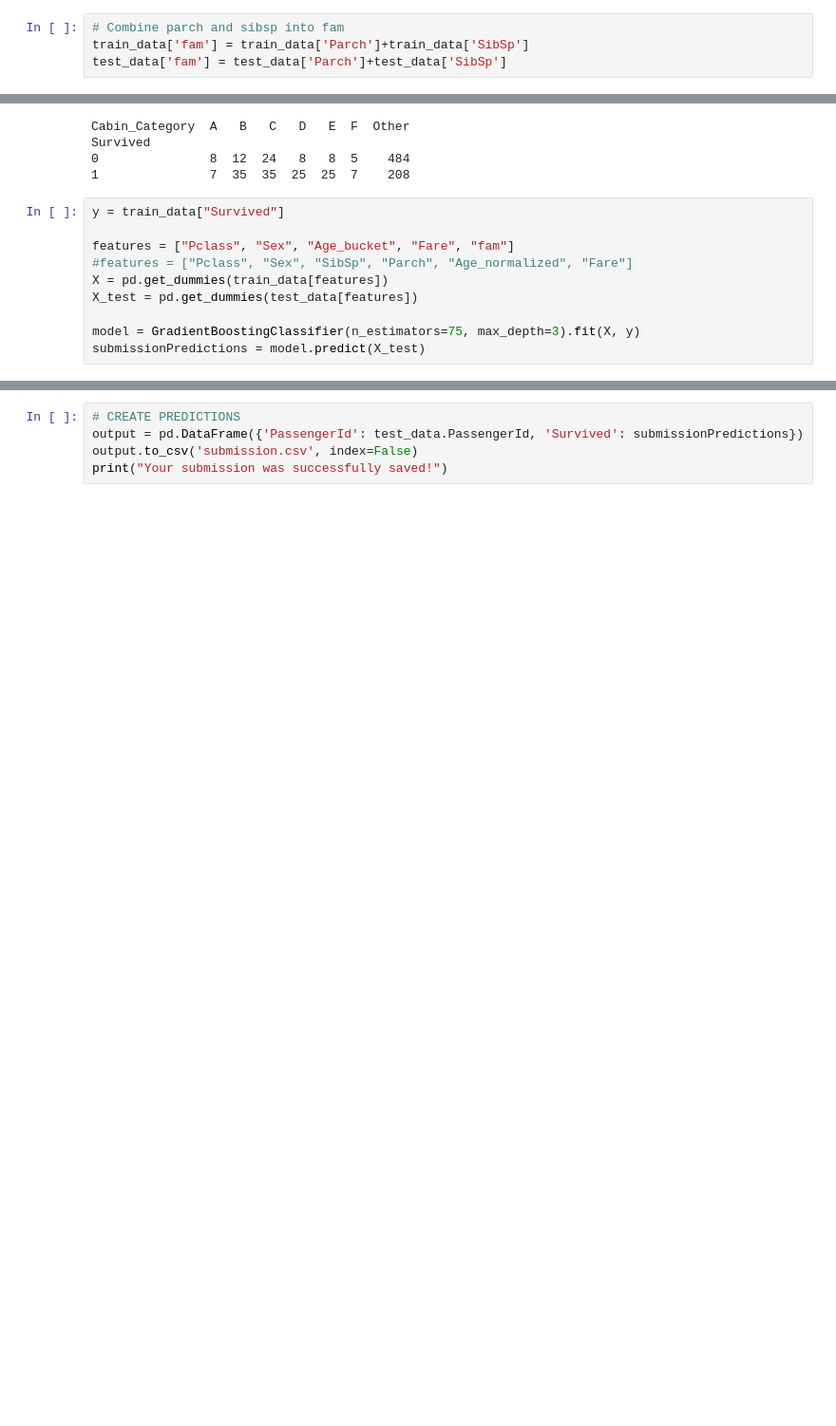
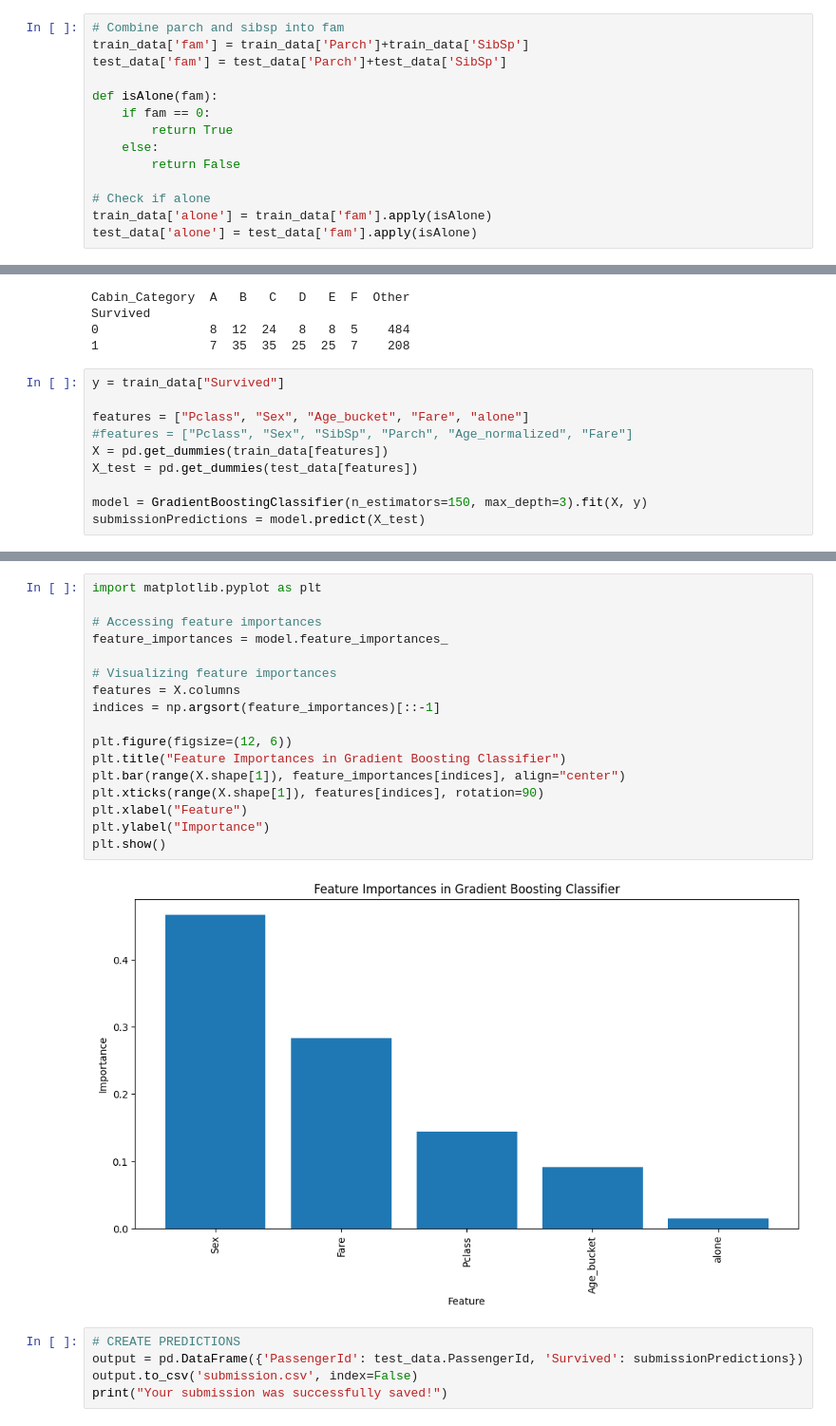
Before and after one commit to SomewhatJustin/titanic_predictions, a Jupyter notebook: titanic.ipynb, the cells around one changed output, grey strips where cells are left out. Shown: that part at 95% size. Drawn from its saved outputs; the diff is of its cells as text; blank space fills up the shorter version.

Commit message:
Improved buckets, checking to see if alone

```diff
--- a/titanic.ipynb
+++ b/titanic.ipynb
@@ -20,6 +20,16 @@ test_data = pd.read_csv("/kaggle/input/titanic/test.csv")
 # Combine parch and sibsp into fam
 train_data['fam'] = train_data['Parch']+train_data['SibSp']
 test_data['fam'] = test_data['Parch']+test_data['SibSp']
+
+def isAlone(fam):
+    if fam == 0:
+        return True
+    else:
+        return False
+
+# Check if alone
+train_data['alone'] = train_data['fam'].apply(isAlone)
+test_data['alone'] = test_data['fam'].apply(isAlone)
 # %%
 # Bucket Age
 
@@ -122,12 +121,12 @@ Survived
 # %%
 y = train_data["Survived"]
 
-features = ["Pclass", "Sex", "Age_bucket", "Fare", "fam"]
+features = ["Pclass", "Sex", "Age_bucket", "Fare", "alone"]
 #features = ["Pclass", "Sex", "SibSp", "Parch", "Age_normalized", "Fare"]
 X = pd.get_dummies(train_data[features])
 X_test = pd.get_dummies(test_data[features])
 
-model = GradientBoostingClassifier(n_estimators=75, max_depth=3).fit(X, y)
+model = GradientBoostingClassifier(n_estimators=150, max_depth=3).fit(X, y)
 submissionPredictions = model.predict(X_test)
 # %%
 # CHECK FOR OVERFITTING
@@ -222,3 +181,22 @@ train_data.head(50)
+# %%
+import matplotlib.pyplot as plt
+
+# Accessing feature importances
+feature_importances = model.feature_importances_
+
+# Visualizing feature importances
+features = X.columns
+indices = np.argsort(feature_importances)[::-1]
+
+plt.figure(figsize=(12, 6))
+plt.title("Feature Importances in Gradient Boosting Classifier")
+plt.bar(range(X.shape[1]), feature_importances[indices], align="center")
+plt.xticks(range(X.shape[1]), features[indices], rotation=90)
+plt.xlabel("Feature")
+plt.ylabel("Importance")
+plt.show()
+# %% [output]
+[figure, added]
 # %%
 # CREATE PREDICTIONS
 output = pd.DataFrame({'PassengerId': test_data.PassengerId, 'Survived': submissionPredictions})
```
Also changed, not shown: parts of 6 cells of this notebook.
